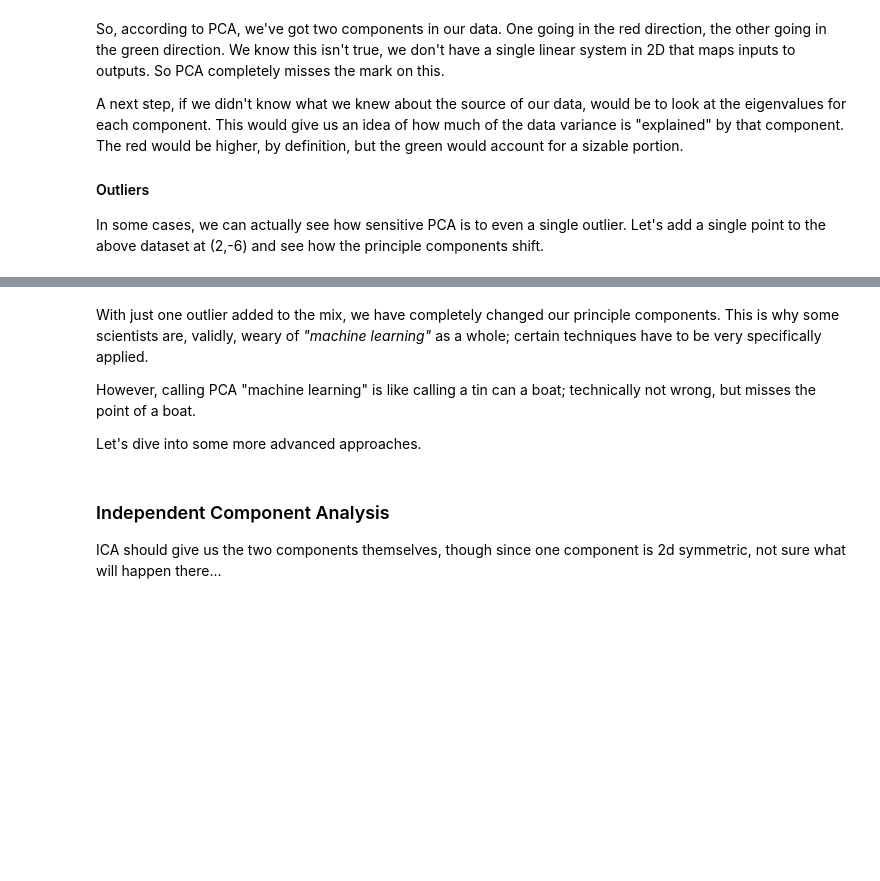
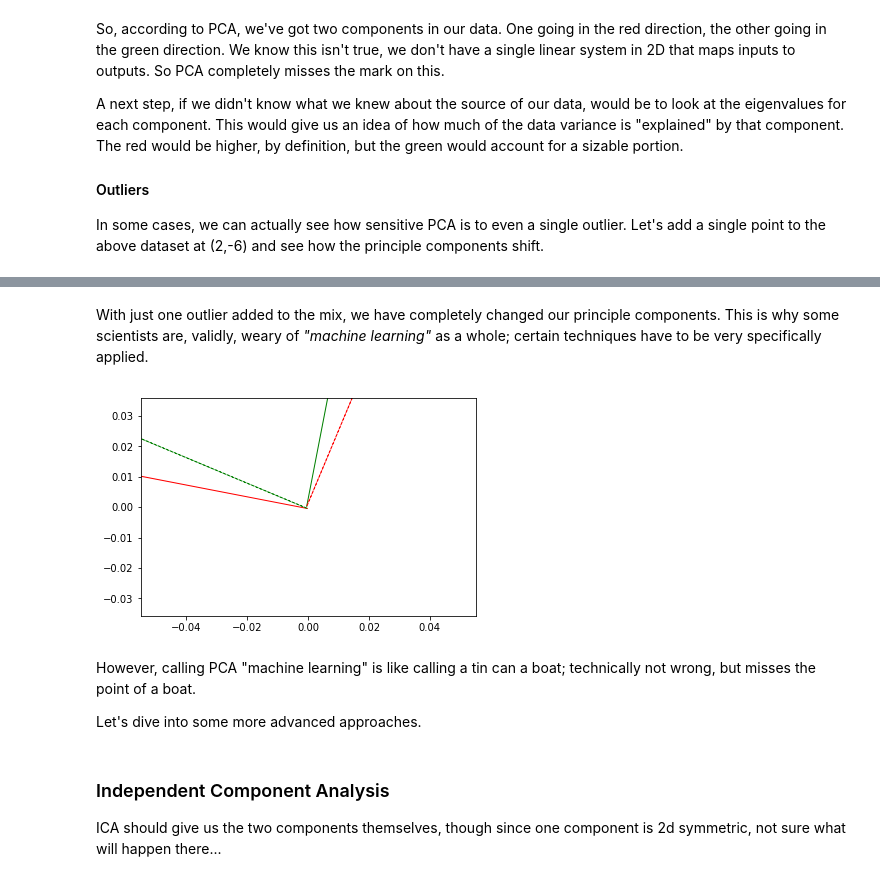
Before and after one commit to virati/SignalModeling, a Jupyter notebook: BlindSourceSep.ipynb, the cells around one changed output, grey strips where cells are left out. Saved outputs shown, nothing was run; the diff lists cells and outputs as text; code cells hidden in the pictures; blank space fills up the shorter version.

```diff
--- a/BlindSourceSep.ipynb
+++ b/BlindSourceSep.ipynb
@@ -103,9 +105,23 @@ do_PCA(data_outlier)
 # %% [markdown]
 With just one outlier added to the mix, we have completely changed our principle components. This is why some scientists are, validly, weary of *"machine learning"* as a whole; certain techniques have to be very specifically applied.
-
-However, calling PCA "machine learning" is like calling a tin can a boat; technically not wrong, but misses the point of a boat.
-
-Let's dive into some more advanced approaches.
+# %%
+plt.figure()
+ax=plt.axes()
+
+ax.arrow(0,0,5*orig_PCs[0,0],5*orig_PCs[1,0],color='r',head_width=0.5)
+ax.arrow(0,0,5*orig_PCs[0,1],5*orig_PCs[1,1],color='g',head_width=0.5)
+
+ax.arrow(0,0,2*outlier_PCs[0,0],2*outlier_PCs[1,0],color='r',linestyle='dotted',head_width=0.5)
+ax.arrow(0,0,2*outlier_PCs[0,1],2*outlier_PCs[1,1],color='g',linestyle='dotted',head_width=0.5)
+#plt.plot(pcs[0,:])
+plt.axis('equal')
+plt.show()
+# %% [output]
+[figure, added]
+# %% [markdown]
+However, calling PCA "machine learning" is like calling a tin can a boat; technically not wrong, but misses the point of a boat.
+
+Let's dive into some more advanced approaches.
 # %% [markdown]
 ### Independent Component Analysis
 ICA should give us the two components themselves, though since one component is 2d symmetric, not sure what will happen there...
```
Also changed, not shown: parts of 8 cells of this notebook, 2 other files.
